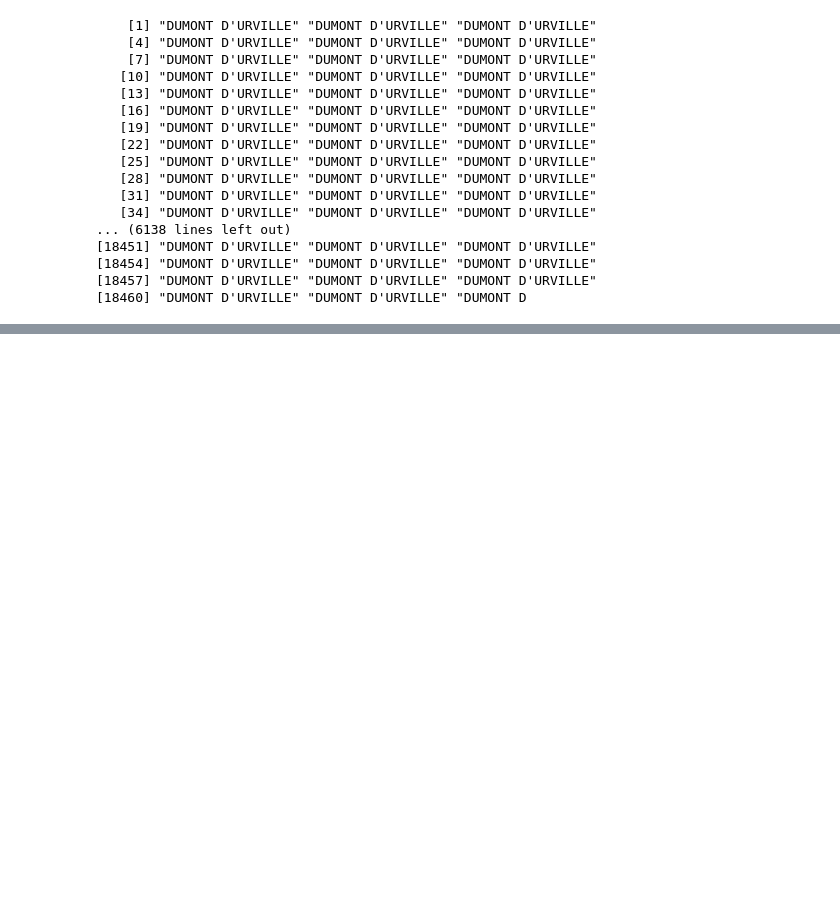
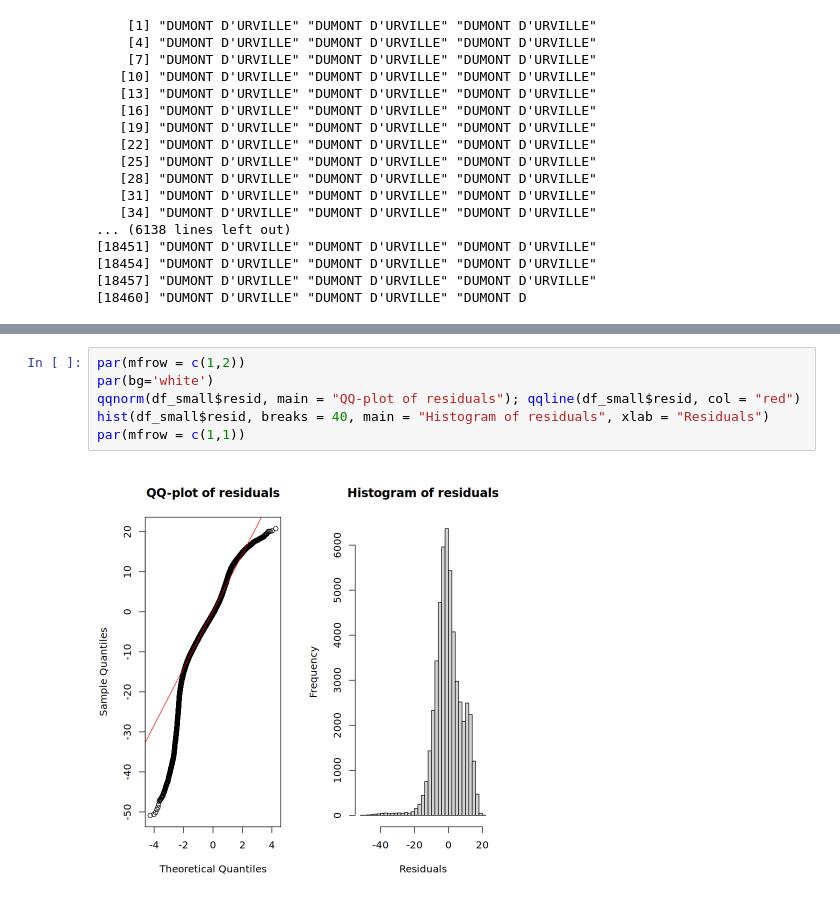
Before and after one commit to AugustinGrunewald/Statistics_Meteo, a Jupyter notebook: main.ipynb, the cells around one changed output, grey strips where cells are left out. Drawn from its saved outputs; the diff is of its cells as text; blank space fills up the shorter version.

```diff
--- a/main.ipynb
+++ b/main.ipynb
@@ -377,0 +502,8 @@ data_weather$Nom[data_weather$ID.OMM.station == station_id]
+# %%
+par(mfrow = c(1,2))
+par(bg='white')
+qqnorm(df_small$resid, main = "QQ-plot of residuals"); qqline(df_small$resid, col = "red")
+hist(df_small$resid, breaks = 40, main = "Histogram of residuals", xlab = "Residuals")
+par(mfrow = c(1,1))
+# %% [output]
+[figure, added]
```
Also changed, not shown: parts of 39 cells of this notebook.
